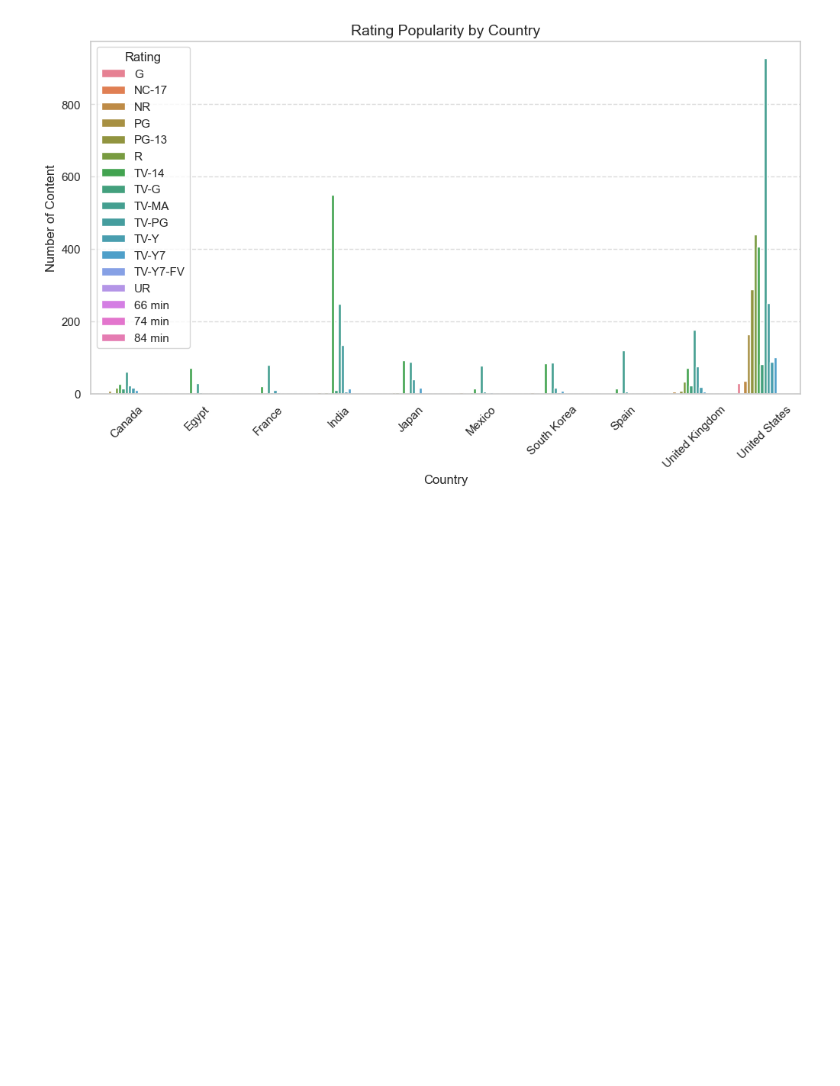
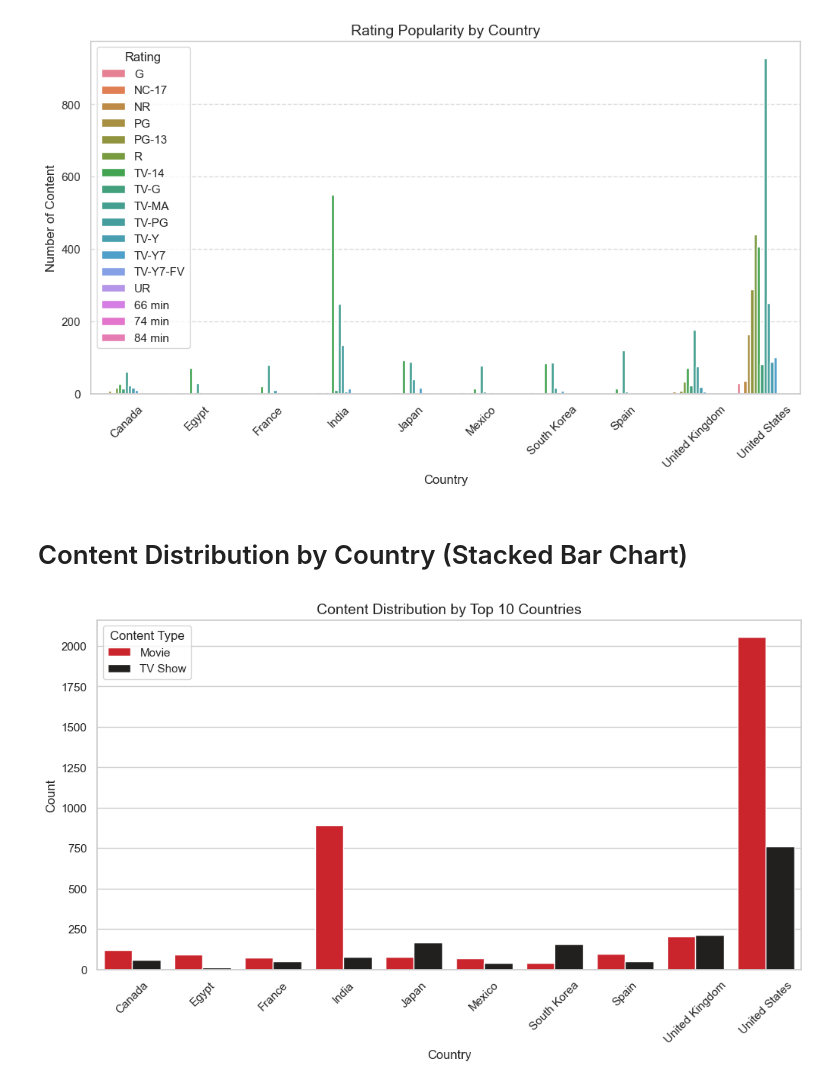
Before and after one commit to TabashuMekkunnilThulasi/Python_Practice, a Jupyter notebook: EDA_Sample.ipynb, the cells around one changed output. Saved outputs shown, nothing was run; the diff lists cells and outputs as text; code cells hidden in the pictures; blank space fills up the shorter version.

```diff
--- a/EDA_Sample.ipynb
+++ b/EDA_Sample.ipynb
@@ -372,3 +372,31 @@ plt.grid(axis='y', linestyle='--', alpha=0.7)
 plt.show()
 # %% [output]
 [figure]
+# %% [markdown]
+# Content Distribution by Country (Stacked Bar Chart)
+# %%
+#Extract Top 10 Countries
+
+top_countries = data['country'].value_counts().head(10).index
+
+# Filter Data for Top 10 Countries
+top_country_data = data[data['country'].isin(top_countries)]
+# Group Data by Country and Content Type (Movies/TV Shows)
+
+country_group = top_country_data.groupby(['country', 'type']).size().reset_index(name='count')
+
+#Generate the Stacked Bar Chart
+import seaborn as sns
+import matplotlib.pyplot as plt
+
+plt.figure(figsize=(12, 6))
+sns.barplot(x='country', y='count', hue='type', data=country_group, palette=['#E50914', '#221F1F'])
+
+plt.title("Content Distribution by Top 10 Countries", fontsize=14)
+plt.xlabel("Country", fontsize=12)
+plt.ylabel("Count", fontsize=12)
+plt.xticks(rotation=45)
+plt.legend(title="Content Type")
+plt.show()
+# %% [output]
+[figure, added]
```
Also changed, not shown: parts of 11 cells of this notebook.
